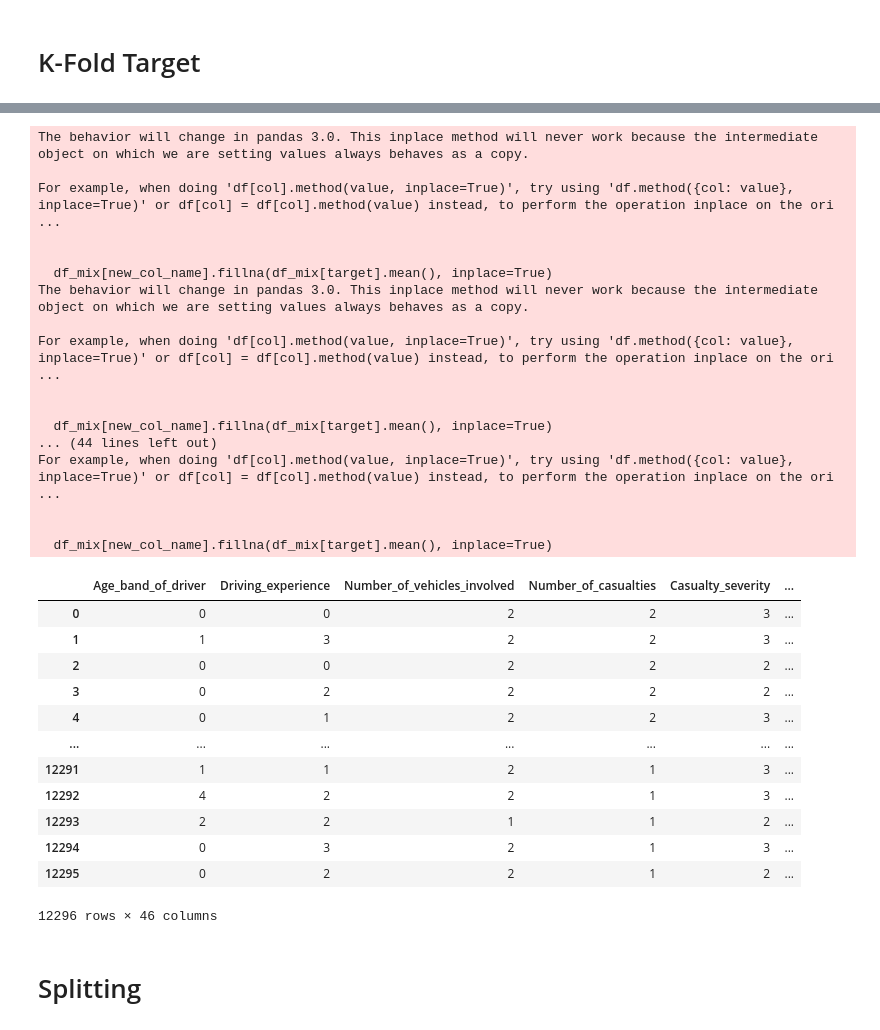
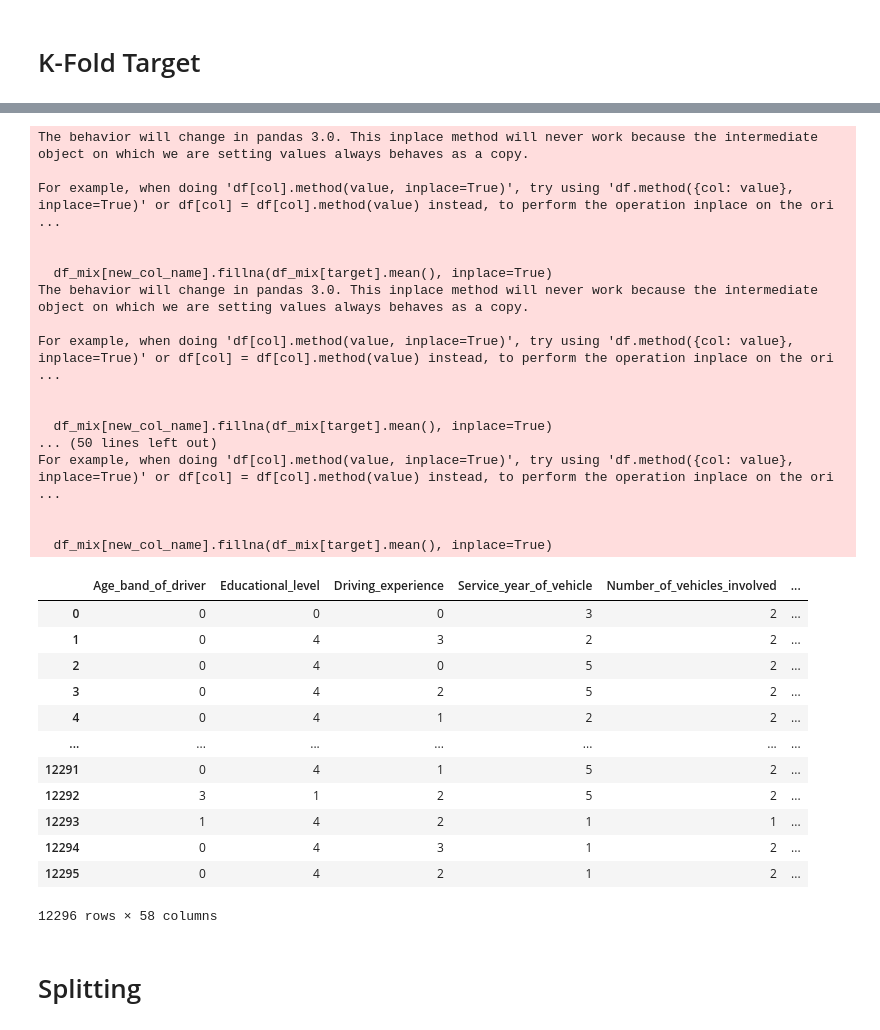
Before and after one commit to ahmadnafi30/3-AhmadNafiMubarok_OrieAbyanMaulana, a Jupyter notebook: code/encoding_vO.ipynb, the cells around one changed output, grey strips where cells are left out. Saved outputs shown, nothing was run; the diff lists cells and outputs as text; code cells hidden in the pictures.

```diff
--- a/code/encoding_vO.ipynb
+++ b/code/encoding_vO.ipynb
@@ -12,5 +12,5 @@ from xgboost import XGBClassifier
 from sklearn.metrics import accuracy_score
 from sklearn.model_selection import cross_val_score
 # %%
-file_path = '../datasets/cleanedfix.csv'
+file_path = '../datasets/cleanedfix[undrop].csv'
 df = pd.read_csv(file_path)
@@ -460,7 +480,8 @@ df_mix["Accident_severity"] = label_enc.fit_transform(df_ohe["Accident_severity"
 # %%
 one_hot_features = [
     "Sex_of_driver", "Vehicle_driver_relation", "Owner_of_vehicle",
-    "Road_surface_type", "Road_surface_conditions", "Light_conditions", "Day"
+    "Road_surface_type", "Road_surface_conditions", "Light_conditions",
+    "Sex_of_casualty", "Fitness_of_casuality", "Day"
 ]
 
 df_mix = pd.get_dummies(df_mix, columns=one_hot_features, dtype=int)
@@ -479,5 +513,8 @@ df_mix.head()
 # %%
-ordinal_encode_features = ["Age_band_of_driver", "Driving_experience", "Casualty_severity"]
+ordinal_encode_features = [
+    "Educational_level", "Service_year_of_vehicle", "Age_band_of_driver",
+    "Driving_experience", "Age_band_of_casualty", "Casualty_severity"
+]
 
 oe = OrdinalEncoder()
 df_mix[ordinal_encode_features] = oe.fit_transform(df_mix[ordinal_encode_features]).astype(int)
@@ -497,7 +547,7 @@ df_mix.head()
 kfold_target_encode_features = [
     "Time", "Type_of_vehicle", "Area_accident_occured", "Lanes_or_Medians",
     "Road_allignment", "Types_of_Junction", "Weather_conditions",
-    "Type_of_collision", "Vehicle_movement", "Cause_of_accident"
+    "Type_of_collision", "Vehicle_movement", "Cause_of_accident", "Pedestrian_movement"
 ]
 
 # Daftar fitur kategorikal (tanpa target)
@@ -519,44 +569,44 @@ def kfold_target_encoding(df_mix, col, target, kf):
 
     # Isi NaN dengan rata-rata keseluruhan
     df_mix[new_col_name].fillna(df_mix[target].mean(), inplace=True)
     return df_mix
 
 # Menerapkan encoding ke semua fitur kategorikal
 for col in kfold_target_encode_features:
     df_mix = kfold_target_encoding(df_mix, col, 'Accident_severity', kf)
 
 # Hapus kolom kategorikal asli
 df_mix.drop(columns=kfold_target_encode_features, inplace=True)
 
 df_mix
 # %% [output]
 The behavior will change in pandas 3.0. This inplace method will never work because the intermediate object on which we are setting values always behaves as a copy.
 
 For example, when doing 'df[col].method(value, inplace=True)', try using 'df.method({col: value}, inplace=True)' or df[col] = df[col].method(value) instead, to perform the operation inplace on the ori ...
 
 
   df_mix[new_col_name].fillna(df_mix[target].mean(), inplace=True)
 The behavior will change in pandas 3.0. This inplace method will never work because the intermediate object on which we are setting values always behaves as a copy.
 
 For example, when doing 'df[col].method(value, inplace=True)', try using 'df.method({col: value}, inplace=True)' or df[col] = df[col].method(value) instead, to perform the operation inplace on the ori ...
 
 
   df_mix[new_col_name].fillna(df_mix[target].mean(), inplace=True)
-... (44 lines left out)
+... (50 lines left out)
 For example, when doing 'df[col].method(value, inplace=True)', try using 'df.method({col: value}, inplace=True)' or df[col] = df[col].method(value) instead, to perform the operation inplace on the ori ...
 
 
   df_mix[new_col_name].fillna(df_mix[target].mean(), inplace=True)
-|  | Age_band_of_driver | Driving_experience | Number_of_vehicles_involved | Number_of_casualties | Casualty_severity | ... |
-| 0 | 0 | 0 | 2 | 2 | 3 | ... |
-| 1 | 1 | 3 | 2 | 2 | 3 | ... |
-| 2 | 0 | 0 | 2 | 2 | 2 | ... |
-| 3 | 0 | 2 | 2 | 2 | 2 | ... |
-| 4 | 0 | 1 | 2 | 2 | 3 | ... |
+|  | Age_band_of_driver | Educational_level | Driving_experience | Service_year_of_vehicle | Number_of_vehicles_involved | ... |
+| 0 | 0 | 0 | 0 | 3 | 2 | ... |
+| 1 | 0 | 4 | 3 | 2 | 2 | ... |
+| 2 | 0 | 4 | 0 | 5 | 2 | ... |
+| 3 | 0 | 4 | 2 | 5 | 2 | ... |
+| 4 | 0 | 4 | 1 | 2 | 2 | ... |
 | ... | ... | ... | ... | ... | ... | ... |
-| 12291 | 1 | 1 | 2 | 1 | 3 | ... |
-| 12292 | 4 | 2 | 2 | 1 | 3 | ... |
-| 12293 | 2 | 2 | 1 | 1 | 2 | ... |
-| 12294 | 0 | 3 | 2 | 1 | 3 | ... |
-| 12295 | 0 | 2 | 2 | 1 | 2 | ... |
+| 12291 | 0 | 4 | 1 | 5 | 2 | ... |
+| 12292 | 3 | 1 | 2 | 5 | 2 | ... |
+| 12293 | 1 | 4 | 2 | 1 | 1 | ... |
+| 12294 | 0 | 4 | 3 | 1 | 2 | ... |
+| 12295 | 0 | 4 | 2 | 1 | 2 | ... |
-12296 rows × 46 columns
+12296 rows × 58 columns
```
Also changed, not shown: parts of 25 cells of this notebook, 6 other files.
